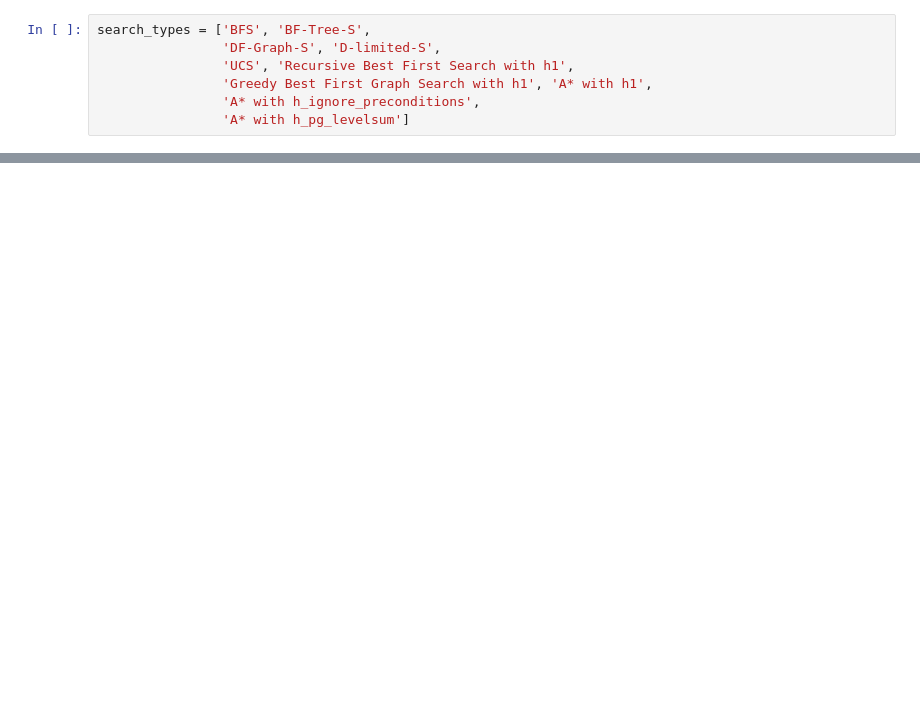
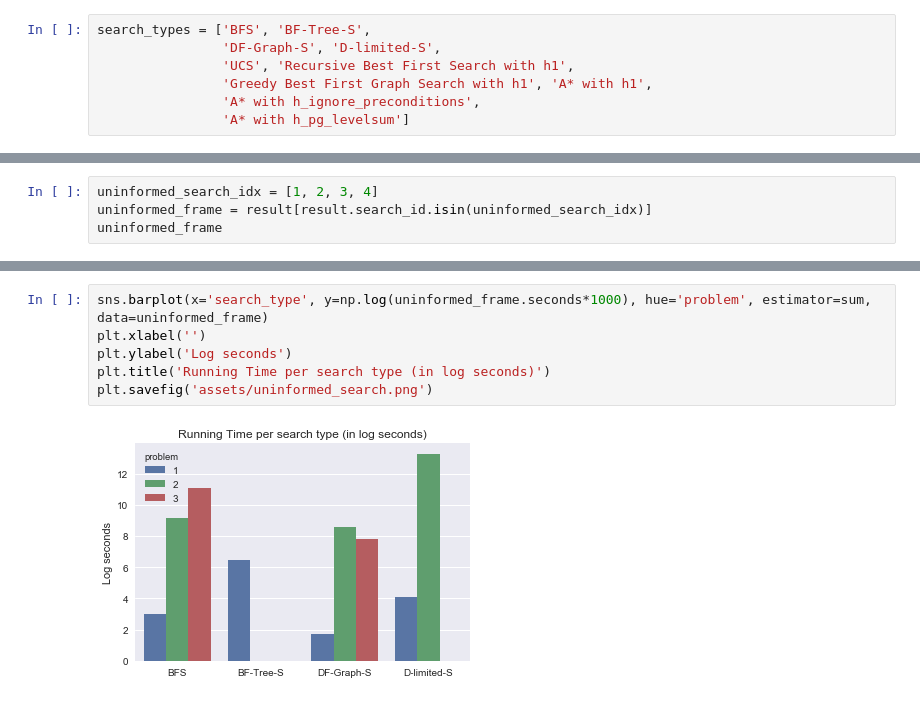
Before and after one commit to kkweon/AIND-Planning, a Jupyter notebook: reports/analysis.ipynb, the cells around one changed output, grey strips where cells are left out. Drawn from its saved outputs; the diff is of its cells as text; blank space fills up the shorter version.

```diff
--- a/reports/analysis.ipynb
+++ b/reports/analysis.ipynb
@@ -36,0 +64,4 @@ result
+# %%
+uninformed_search_idx = [1, 2, 3, 4]
+uninformed_frame = result[result.search_id.isin(uninformed_search_idx)]
+uninformed_frame
@@ -36,0 +104,8 @@ result
+# %%
+sns.barplot(x='search_type', y=np.log(uninformed_frame.seconds*1000), hue='problem', estimator=sum, data=uninformed_frame)
+plt.xlabel('')
+plt.ylabel('Log seconds')
+plt.title('Running Time per search type (in log seconds)')
+plt.savefig('assets/uninformed_search.png')
+# %% [output]
+[figure, added]
```
Also changed, not shown: parts of 21 cells of this notebook, 4 other files.
